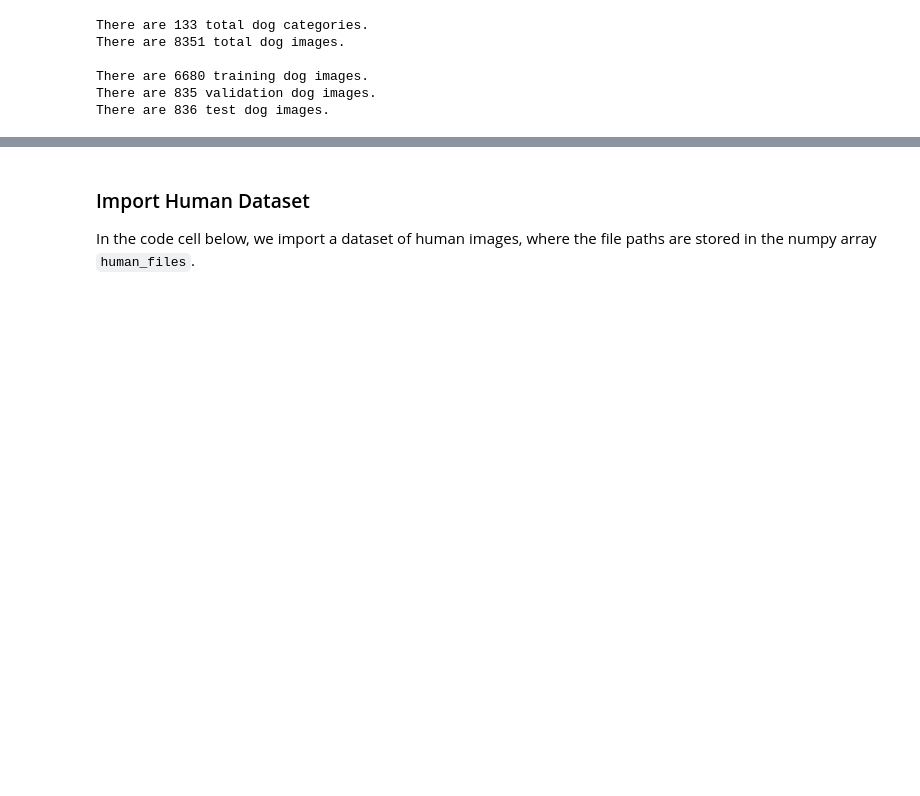
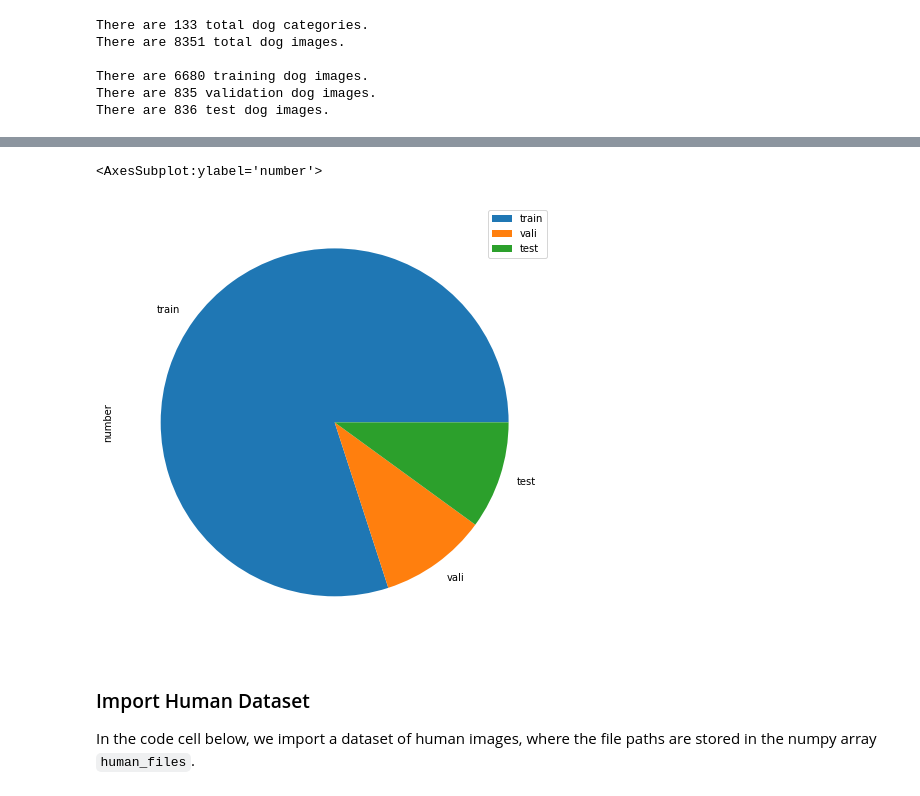
Before and after one commit to ifeelfree/dog_breed_classifier, a Jupyter notebook: dog_app.ipynb, the cells around one changed output, grey strips where cells are left out. Cells and saved outputs as stored; diff of their text form; code cells hidden in the pictures; blank space fills up the shorter version.

```diff
--- a/dog_app.ipynb
+++ b/dog_app.ipynb
@@ -188,3 +219,15 @@ import matplotlib.pyplot as plt
+# %%
+import pandas as pd
+
+dataframe = pd.DataFrame(
+  {'number':[6680, 835, 836]  },
+  index=['train','vali','test']
+
+)
+dataframe.plot.pie(y='number', figsize=[8,8])
+# %% [output]
+<AxesSubplot:ylabel='number'>
+[figure, added]
 # %% [markdown]
 ### Import Human Dataset
 
```
Also changed, not shown: parts of 13 cells of this notebook, 1 other file.
